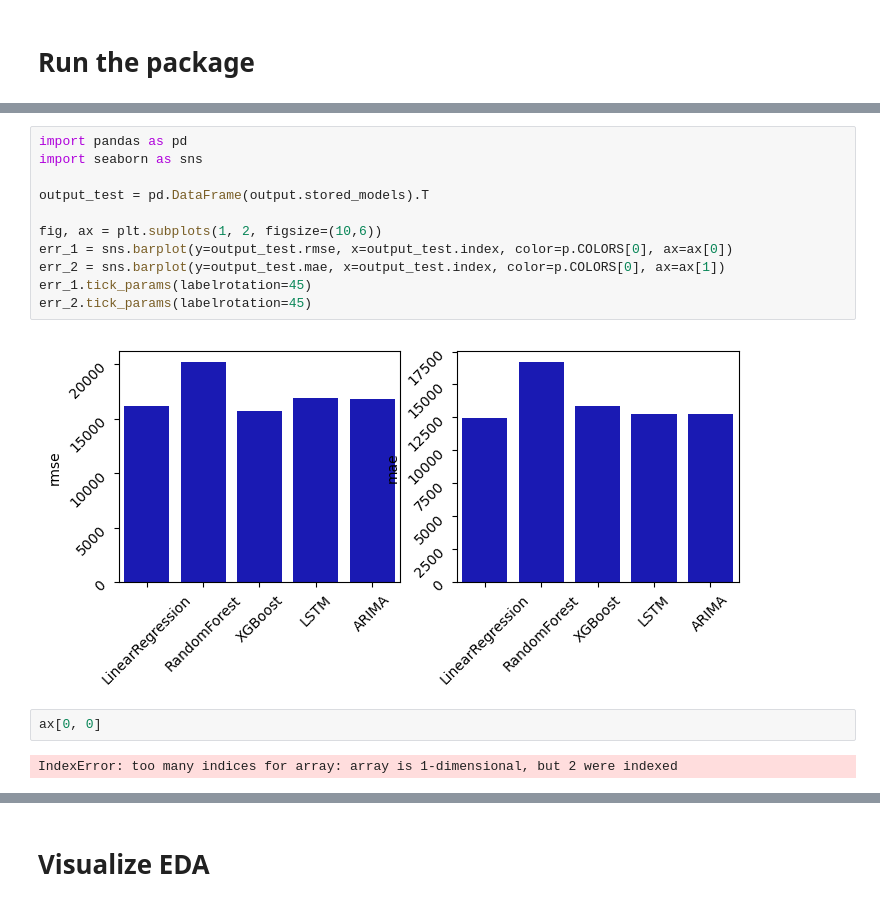
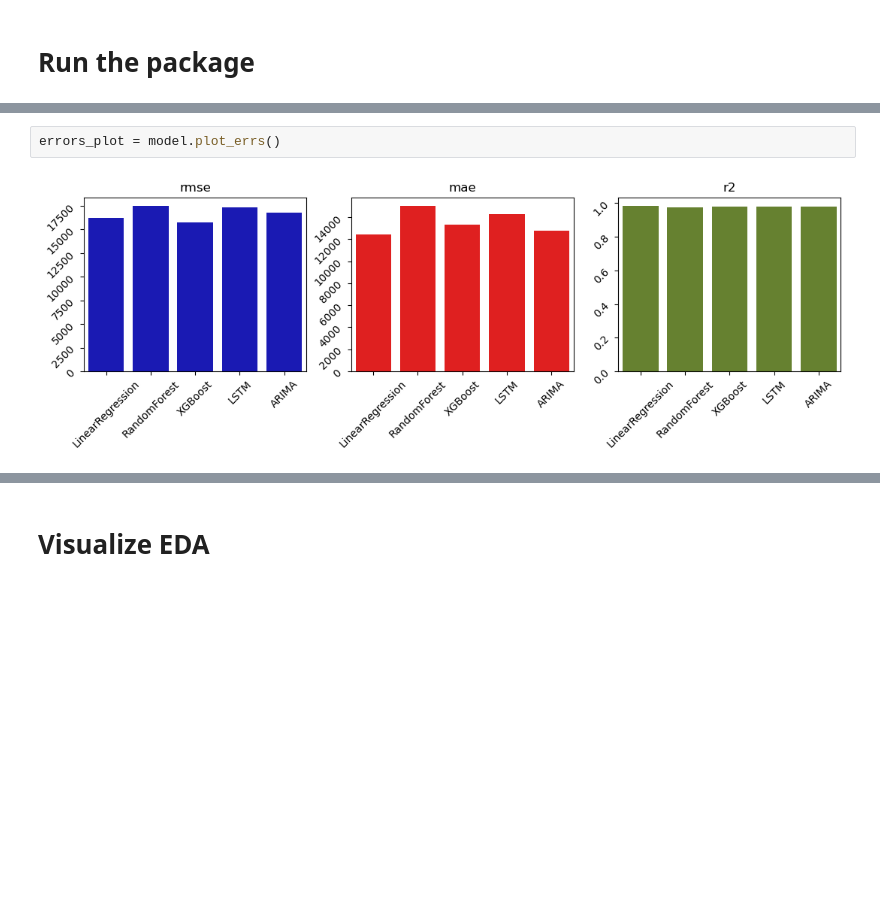
Before and after one commit to mollyryanruby/auto_forecast, a Jupyter notebook: auto_forecast/example/example_notebook.ipynb, the cells around one changed output, grey strips where cells are left out. Cells and saved outputs as stored; diff of their text form; blank space fills up the shorter version.

```diff
--- a/auto_forecast/example/example_notebook.ipynb
+++ b/auto_forecast/example/example_notebook.ipynb
@@ -87,17 +87,4 @@ dkjfs = model.plot_results()
-# %%
-import pandas as pd
-import seaborn as sns
-
-output_test = pd.DataFrame(output.stored_models).T
-
-fig, ax = plt.subplots(1, 2, figsize=(10,6))
-err_1 = sns.barplot(y=output_test.rmse, x=output_test.index, color=p.COLORS[0], ax=ax[0])
-err_2 = sns.barplot(y=output_test.mae, x=output_test.index, color=p.COLORS[0], ax=ax[1])
-err_1.tick_params(labelrotation=45)
-err_2.tick_params(labelrotation=45)
-# %% [output]
-[figure, removed]
-# %%
-ax[0, 0]
-# %% [output]
-IndexError: too many indices for array: array is 1-dimensional, but 2 were indexed
+# %%
+errors_plot = model.plot_errs()
+# %% [output]
+[figure, added]
```
Also changed, not shown: parts of 4 cells of this notebook.
